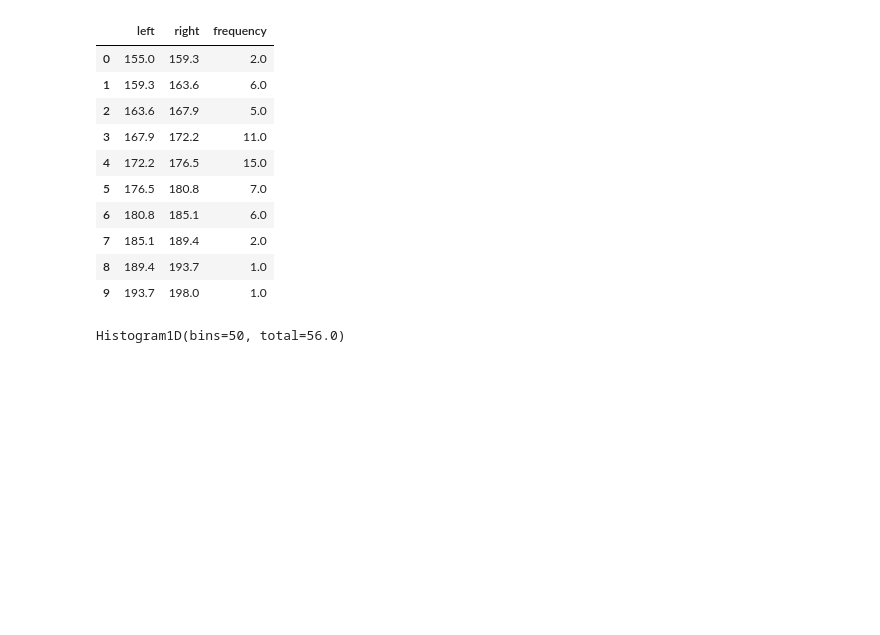
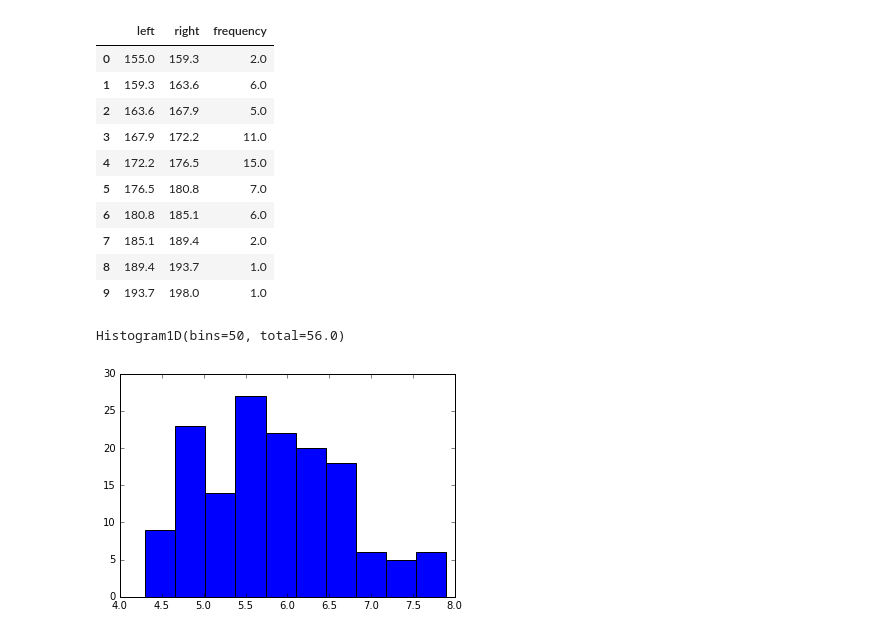
Before and after one commit to janpipek/physt, a Jupyter notebook: doc/Tutorial.ipynb, the cells around one changed output. Cells and saved outputs as stored; diff of their text form; code cells hidden in the pictures; blank space fills up the shorter version.

```diff
--- a/doc/Tutorial.ipynb
+++ b/doc/Tutorial.ipynb
@@ -155,3 +173,11 @@ series = pd.Series(heights)
 histogram(series)
 # %% [output]
 Histogram1D(bins=50, total=56.0)
+# %%
+# Works on blaze data fields
+from blaze import Data
+from blaze.utils import example
+iris = Data(example('iris.csv'))
+histogram(iris.sepal_length, bins=10).plot();
+# %% [output]
+[figure, added]
```
Also changed, not shown: parts of 12 cells of this notebook.
